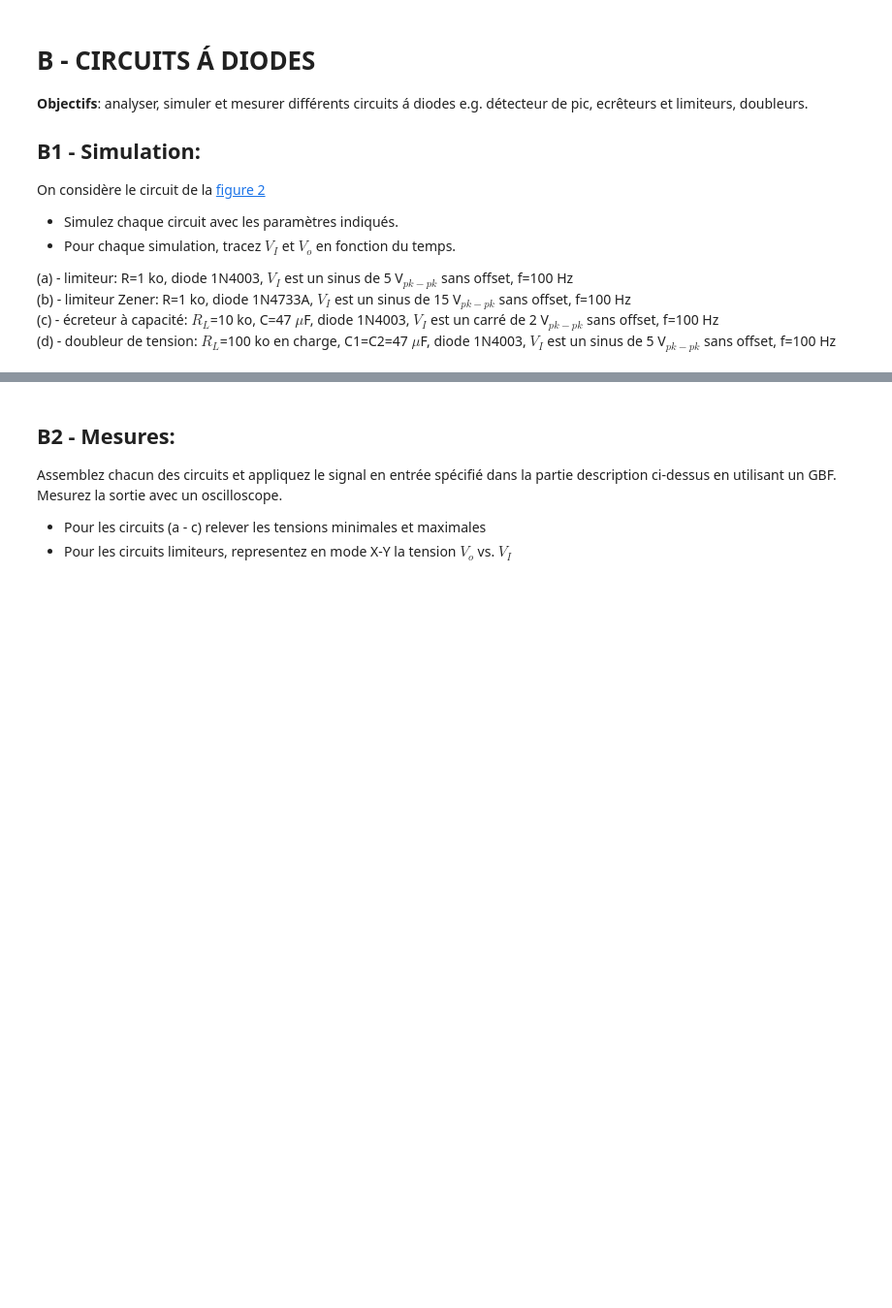
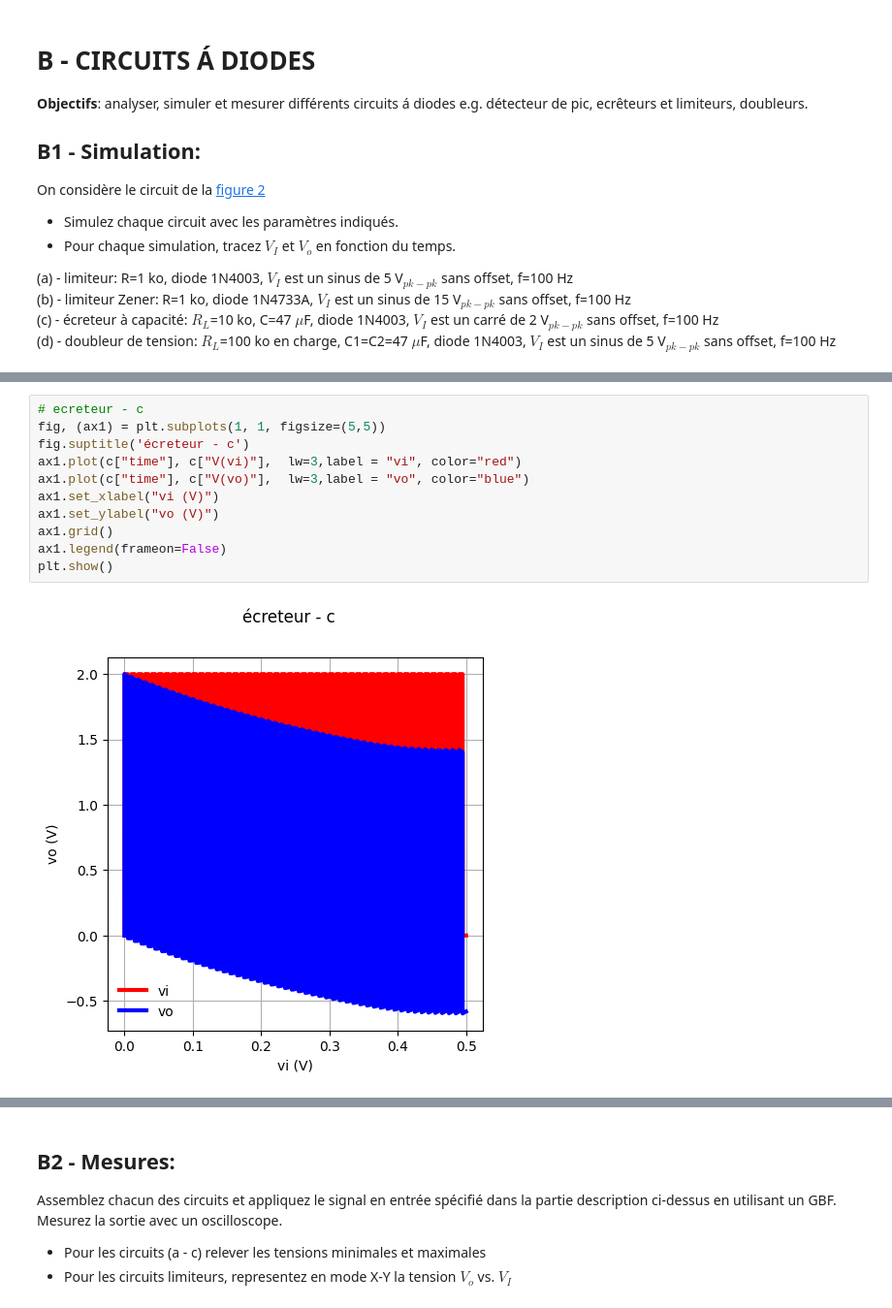
Before and after one commit to Darkzveller/EI-3_TP_conception_micro_electronique, a Jupyter notebook: Sujet_TP_YEK/TP_composants_et_circuits_microélectroniques_2026.ipynb, the cells around one changed output, grey strips where cells are left out. Shown at 97% size. Saved outputs shown, nothing was run; the diff lists cells and outputs as text; blank space fills up the shorter version.

```diff
--- a/Sujet_TP_YEK/TP_composants_et_circuits_microélectroniques_2026.ipynb
+++ b/Sujet_TP_YEK/TP_composants_et_circuits_microélectroniques_2026.ipynb
@@ -264,0 +251,13 @@ ax1.legend(frameon=False)
+# %%
+# ecreteur - c
+fig, (ax1) = plt.subplots(1, 1, figsize=(5,5))
+fig.suptitle('écreteur - c')
+ax1.plot(c["time"], c["V(vi)"],  lw=3,label = "vi", color="red")
+ax1.plot(c["time"], c["V(vo)"],  lw=3,label = "vo", color="blue")
+ax1.set_xlabel("vi (V)")
+ax1.set_ylabel("vo (V)")
+ax1.grid()
+ax1.legend(frameon=False)
+plt.show()
+# %% [output]
+[figure, added]
```
Also changed, not shown: parts of 7 cells of this notebook, 24 other files.
